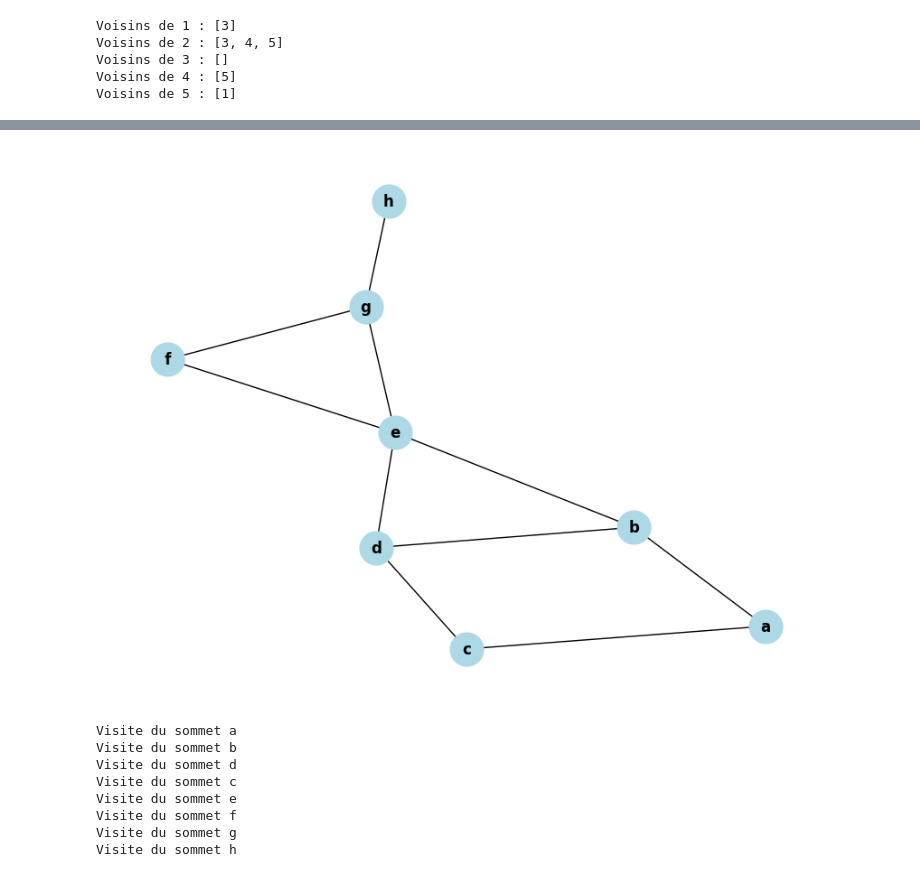
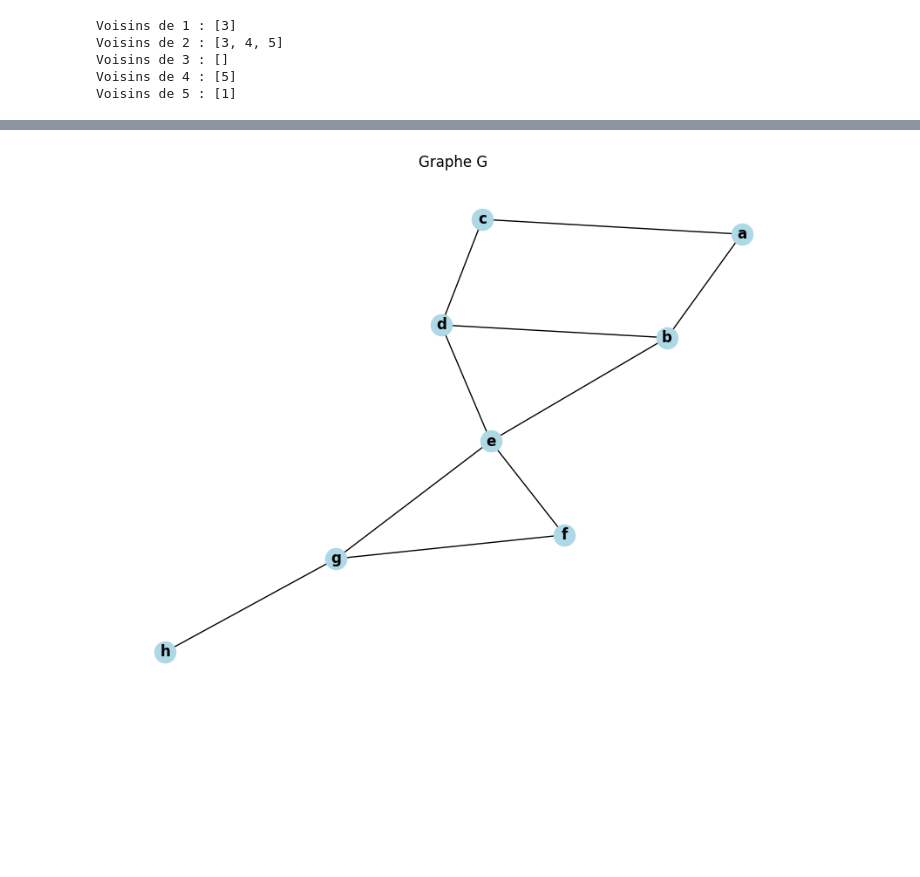
Before and after one commit to GuechtouliAnis/College-Projects, a Jupyter notebook: ARS/TP1.ipynb, the cells around one changed output, grey strips where cells are left out. Drawn from its saved outputs; the diff is of its cells as text; code cells hidden in the pictures; blank space fills up the shorter version.

```diff
--- a/ARS/TP1.ipynb
+++ b/ARS/TP1.ipynb
@@ -160,48 +158,28 @@ plt.show()
 # %%
-import networkx as nx
-import matplotlib.pyplot as plt
+# 1. Implementation d'un graphe G en utilisant un dictionnaire
 
-# Définition de la fonction de parcours en profondeur
-def ParcourirProfondeur(Graphe, Sommet, Visitee=None):
-    if Visitee is None:
-        Visitee = set()  # Ensemble pour stocker les sommets visités
-    Visitee.add(Sommet)  # Marquer le sommet comme visité
-    print(f"Visite du sommet {Sommet}")
+adj_matrix = {'a': ['b', 'c'],              # sommet a
+              'b': ['a', 'd', 'e'],         # sommet b
+              'c': ['a', 'd'],              # sommet c
+              'd': ['b', 'c', 'e'],         # sommet d
+              'e': ['b', 'd', 'f', 'g'],    # sommet e
+              'f': ['e', 'g'],              # sommet f
+              'g': ['e', 'f', 'h'],         # sommet g
+              'h': ['g']}                   # sommet h
 
-    # Parcours des voisins du sommet
-    for voisin in Graphe[Sommet]:
-        if voisin not in Visitee:  # Si le voisin n'a pas encore été visité
-            ParcourirProfondeur(Graphe, voisin, Visitee)
-
-# Définir la matrice d'adjacence sous forme de dictionnaire avec des lettres
-adj_matrix = {'a': ['b', 'c'],   # sommet a
-              'b': ['a', 'd', 'e'],  # sommet b
-              'c': ['a', 'd'],   # sommet c
-              'd': ['b', 'c', 'e'],  # sommet d
-              'e': ['b', 'd', 'f', 'g'],  # sommet e
-              'f': ['e', 'g'],   # sommet f
-              'g': ['e', 'f', 'h'],  # sommet g
-              'h': ['g']}     # sommet h
-
-# Créer un graphe à partir du dictionnaire
 G = nx.Graph(adj_matrix)
 
-# Afficher le graphe
-labels = {node: node for node in G.nodes()}  # Les nœuds sont déjà des lettres
+# Définir la position des noeuds une fois pour garder une mise en page stable
+pos = nx.spring_layout(G)  # Calculer les positions avant le parcours
+
+# afficher le graphe
 plt.figure(figsize=(8, 6))
-nx.draw(G, with_labels=True, labels=labels, node_color='lightblue', font_weight='bold', node_size=700)
+nx.draw(G, pos, with_labels=True,
+        node_color='lightblue',
+        font_weight='bold',
+        font_size=12)
+plt.title("Graphe G")
 plt.show()
-
-# Lancer le parcours en profondeur à partir du sommet 'a'
-ParcourirProfondeur(adj_matrix, 'a')
 # %% [output]
-[figure, old version]
+[figure, new version]
-Visite du sommet a
-Visite du sommet b
-Visite du sommet d
-Visite du sommet c
-Visite du sommet e
-Visite du sommet f
-Visite du sommet g
-Visite du sommet h
 # %%
```
Also changed, not shown: parts of 23 cells of this notebook.
